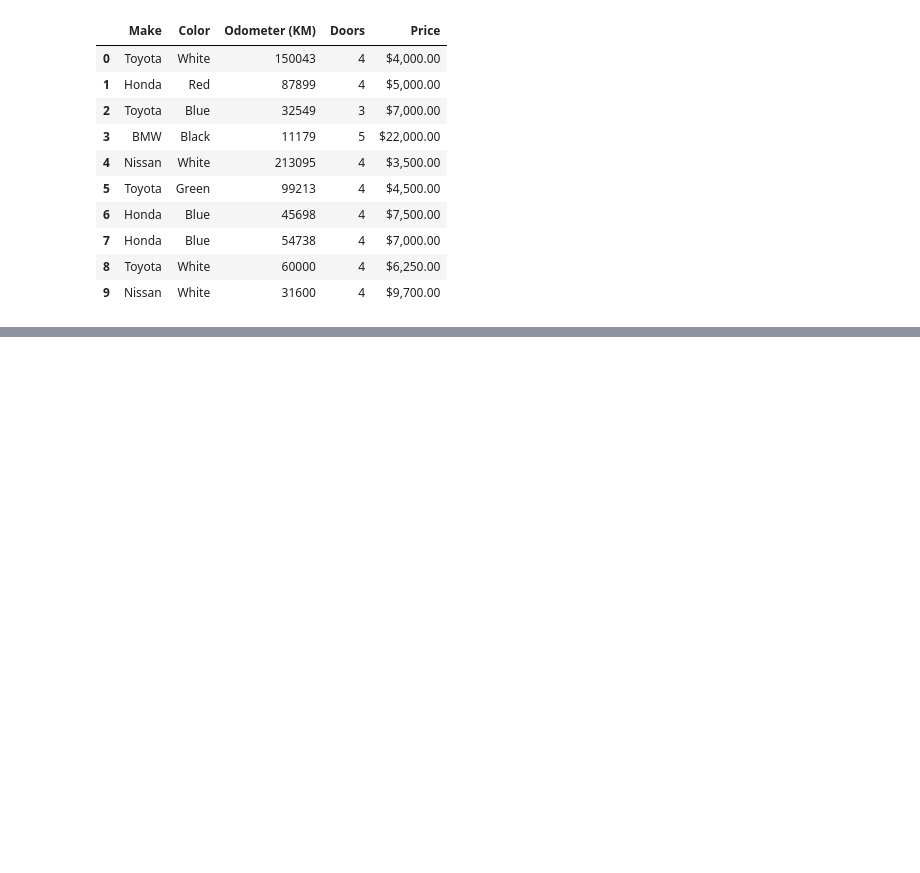
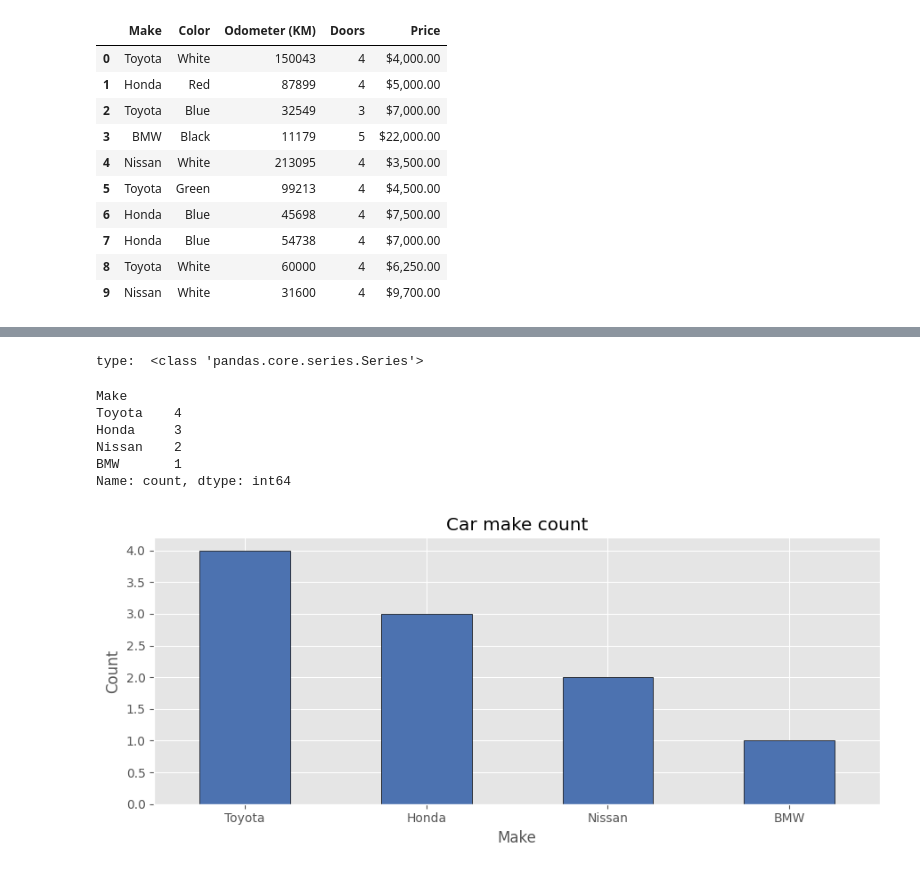
Before and after one commit to EslamKamel89/MLPlayground, a Jupyter notebook: SEC08_Matplotlib_Plotting_and_Data_Visualization.ipynb, the cells around one changed output, grey strips where cells are left out. Cells and saved outputs as stored; diff of their text form; code cells hidden in the pictures; blank space fills up the shorter version.

```diff
--- a/SEC08_Matplotlib_Plotting_and_Data_Visualization.ipynb
+++ b/SEC08_Matplotlib_Plotting_and_Data_Visualization.ipynb
@@ -234,0 +239,23 @@ ts.plot()
+# %%
+make_counts:pd.Series = car_sales['Make'].value_counts()
+pr(make_counts)
+ax = make_counts.plot.bar(
+    figsize= (9,4),
+    title="Car make count",
+    rot=0 ,
+    color="#4C72B0",
+    edgecolor="black",
+)
+ax.set_xlabel('Make')
+ax.set_ylabel('Count')
+plt.tight_layout()
+plt.show()
+# %% [output]
+type:  <class 'pandas.core.series.Series'>
+Make
+Toyota    4
+Honda     3
+Nissan    2
+BMW       1
+Name: count, dtype: int64
+[figure, added]
```
Also changed, not shown: parts of 2 cells of this notebook.
